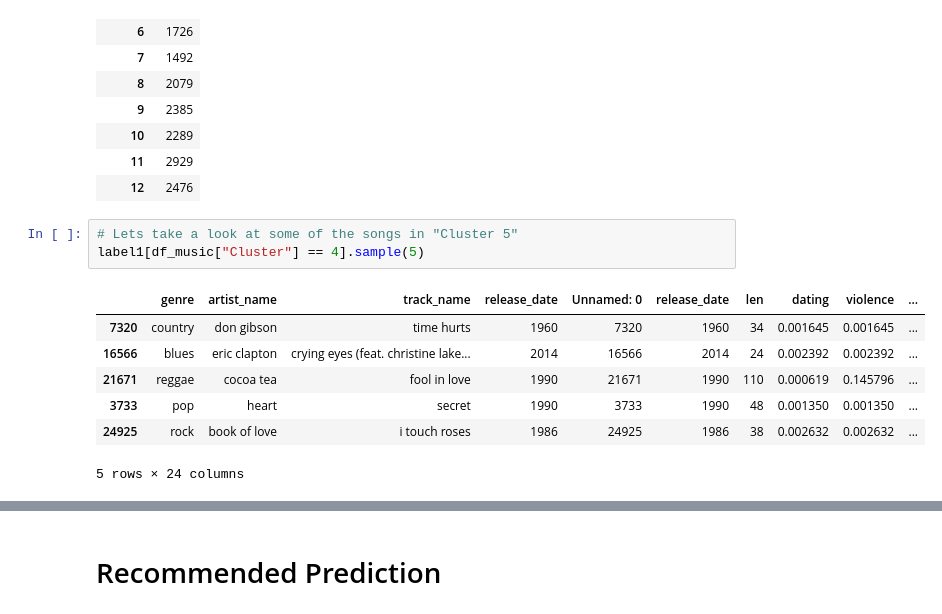
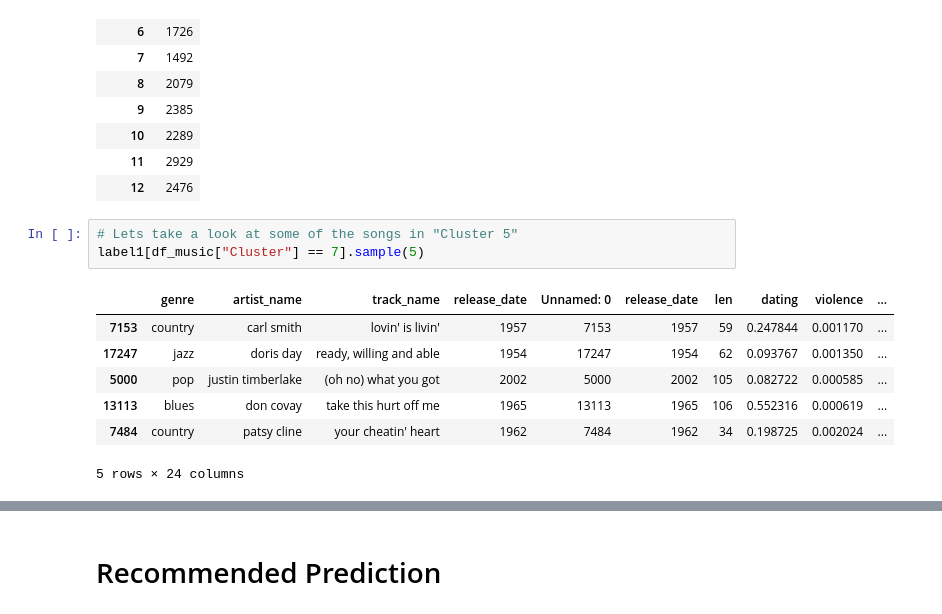
Before and after one commit to MaimunaBawa/Music_Recommendation_Algorithm, a Jupyter notebook: Code/Prediction-1.ipynb, the cells around one changed output, grey strips where cells are left out. Saved outputs shown, nothing was run; the diff lists cells and outputs as text.

```diff
--- a/Code/Prediction-1.ipynb
+++ b/Code/Prediction-1.ipynb
@@ -333,14 +333,14 @@ df_music["Cluster"].value_counts().sort_index().to_frame(name='Count')
 | 12 | 2476 |
 # %%
 # Lets take a look at some of the songs in "Cluster 5"
-label1[df_music["Cluster"] == 4].sample(5)
+label1[df_music["Cluster"] == 7].sample(5)
 # %% [output]
 |  | genre | artist_name | track_name | release_date | Unnamed: 0 | release_date | len | dating | violence | ... |
-| 7320 | country | don gibson | time hurts | 1960 | 7320 | 1960 | 34 | 0.001645 | 0.001645 | ... |
-| 16566 | blues | eric clapton | crying eyes (feat. christine lake... | 2014 | 16566 | 2014 | 24 | 0.002392 | 0.002392 | ... |
-| 21671 | reggae | cocoa tea | fool in love | 1990 | 21671 | 1990 | 110 | 0.000619 | 0.145796 | ... |
-| 3733 | pop | heart | secret | 1990 | 3733 | 1990 | 48 | 0.001350 | 0.001350 | ... |
-| 24925 | rock | book of love | i touch roses | 1986 | 24925 | 1986 | 38 | 0.002632 | 0.002632 | ... |
+| 7153 | country | carl smith | lovin' is livin' | 1957 | 7153 | 1957 | 59 | 0.247844 | 0.001170 | ... |
+| 17247 | jazz | doris day | ready, willing and able | 1954 | 17247 | 1954 | 62 | 0.093767 | 0.001350 | ... |
+| 5000 | pop | justin timberlake | (oh no) what you got | 2002 | 5000 | 2002 | 105 | 0.082722 | 0.000585 | ... |
+| 13113 | blues | don covay | take this hurt off me | 1965 | 13113 | 1965 | 106 | 0.552316 | 0.000619 | ... |
+| 7484 | country | patsy cline | your cheatin' heart | 1962 | 7484 | 1962 | 34 | 0.198725 | 0.002024 | ... |
 5 rows × 24 columns
 # %%
 import pandas as pd
```
Also changed, not shown: parts of 3 cells of this notebook, 3 other files.
